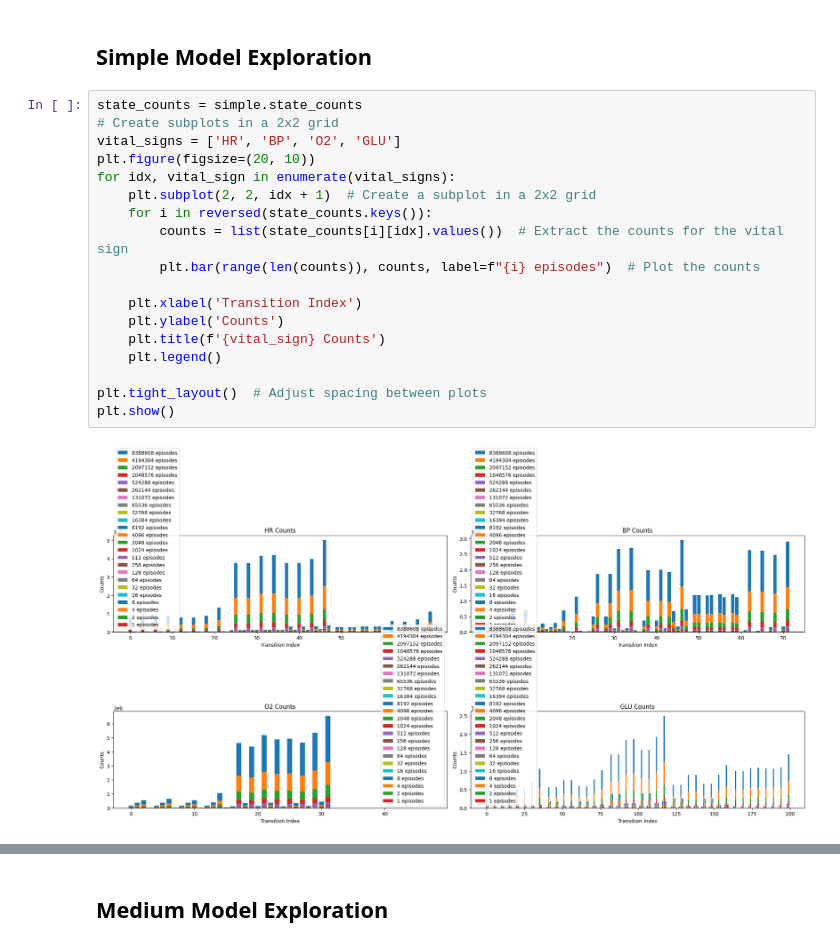
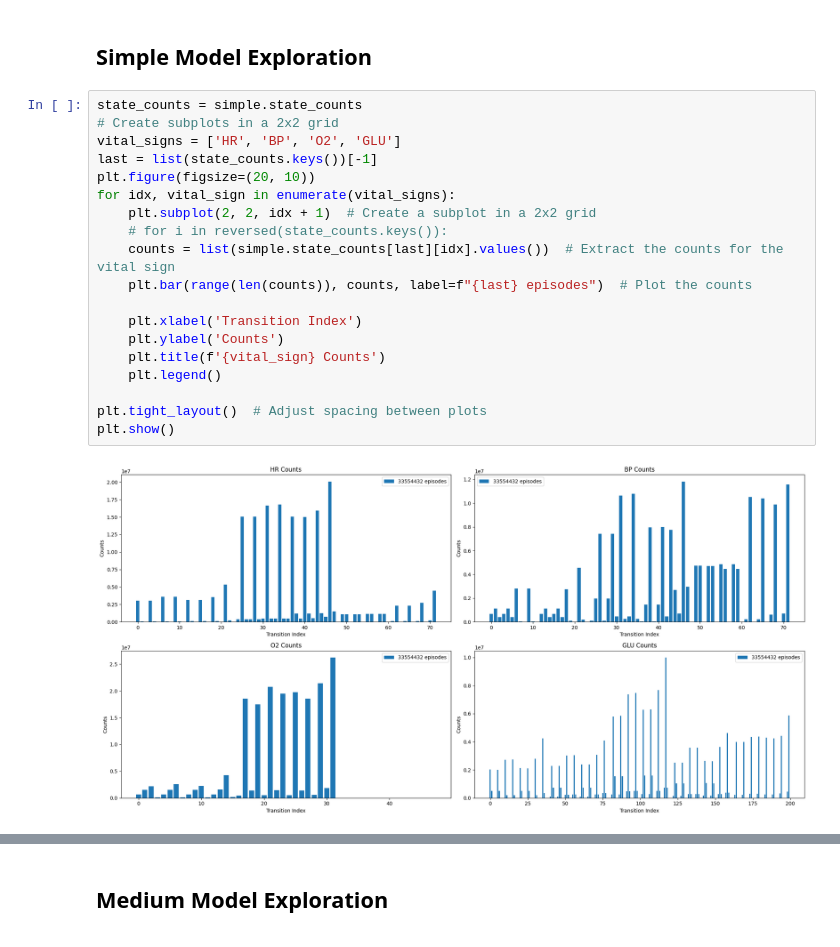
Before and after one commit to luisastue/hc-rl-thompson-sampling, a Jupyter notebook: sepsis/custom_sepsis/src/custom_sepsis/history.ipynb, the cells around one changed output, grey strips where cells are left out. Saved outputs shown, nothing was run; the diff lists cells and outputs as text.

```diff
--- a/sepsis/custom_sepsis/src/custom_sepsis/history.ipynb
+++ b/sepsis/custom_sepsis/src/custom_sepsis/history.ipynb
@@ -11,23 +11,24 @@ simple = DirHistory.load('data/history/Simple.pkl')
 # %%
 state_counts = simple.state_counts
 # Create subplots in a 2x2 grid
 vital_signs = ['HR', 'BP', 'O2', 'GLU']
+last = list(state_counts.keys())[-1]
 plt.figure(figsize=(20, 10))
 for idx, vital_sign in enumerate(vital_signs):
     plt.subplot(2, 2, idx + 1)  # Create a subplot in a 2x2 grid
-    for i in reversed(state_counts.keys()):
-        counts = list(state_counts[i][idx].values())  # Extract the counts for the vital sign
-        plt.bar(range(len(counts)), counts, label=f"{i} episodes")  # Plot the counts
+    # for i in reversed(state_counts.keys()):
+    counts = list(simple.state_counts[last][idx].values())  # Extract the counts for the vital sign
+    plt.bar(range(len(counts)), counts, label=f"{last} episodes")  # Plot the counts
 
     plt.xlabel('Transition Index')
     plt.ylabel('Counts')
     plt.title(f'{vital_sign} Counts')
     plt.legend()
 
 plt.tight_layout()  # Adjust spacing between plots
 plt.show()
 # %% [output]
-[figure, old version]
+[figure, new version]
 # %%
 exploration_data = {vs: [] for vs in ['HR', 'BP', 'O2', 'GLU']}
 iterations = list(simple.state_counts.keys())
```
Also changed, not shown: parts of 3 cells of this notebook, 3 other files.
